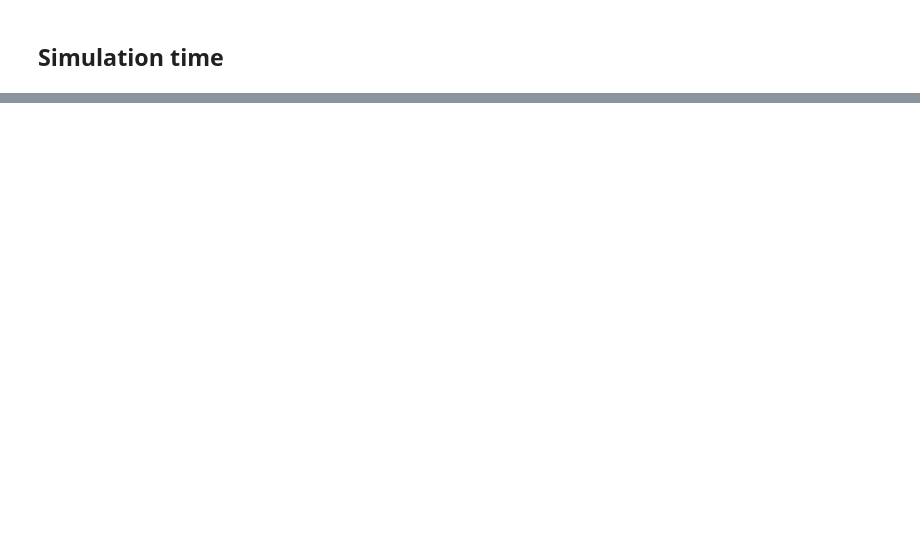
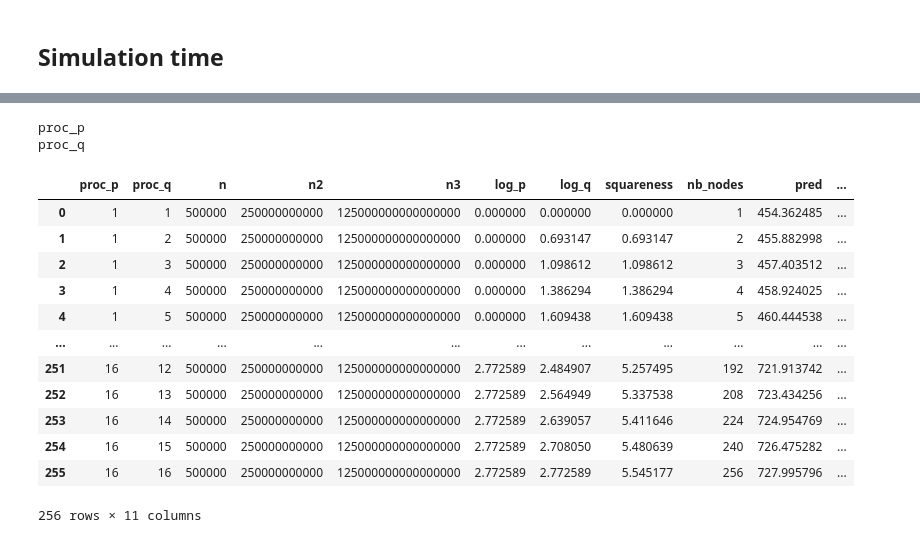
Before and after one commit to Ezibenroc/calibration_analysis, a Jupyter notebook: dahu/smpi_hpl/remove_nodes.ipynb, the cells around one changed output, grey strips where cells are left out. Drawn from its saved outputs; the diff is of its cells as text; code cells hidden in the pictures; blank space fills up the shorter version.

```diff
--- a/dahu/smpi_hpl/remove_nodes.ipynb
+++ b/dahu/smpi_hpl/remove_nodes.ipynb
@@ -315,0 +503,39 @@ ggplot(tmp) +\
+# %%
+l = []
+for p in range(1, 17): #range(1, 500, 5):
+    for q in range(1, 17): #range(1, 500, 5):
+        l.append((p, q))
+
+gen = pandas.DataFrame(l, columns=['proc_p', 'proc_q'])
+gen['n'] = df.matrix_size.max()
+gen['n2'] = gen['n'] ** 2
+gen['n3'] = gen['n'] ** 3
+gen['log_p'] = log(gen['proc_p'])
+gen['log_q'] = log(gen['proc_q'])
+gen['squareness'] = log(gen['proc_p'] * gen['proc_q'])
+gen['nb_nodes'] = gen['proc_p'] * gen['proc_q']
+p = reg.params
+gen['pred'] = p.Intercept
+for col, val in p.items():
+    if col == 'Intercept':
+        continue
+    print(col)
+    gen['pred'] += val * gen[col]
+gen['pred_gflops'] = (2/3*gen['n3'] + 2*gen['n2']) / gen['pred'] * 1e-9
+gen
+# %% [output]
+proc_p
+proc_q
+|  | proc_p | proc_q | n | n2 | n3 | log_p | log_q | squareness | nb_nodes | pred | ... |
+| 0 | 1 | 1 | 500000 | 250000000000 | 125000000000000000 | 0.000000 | 0.000000 | 0.000000 | 1 | 454.362485 | ... |
+| 1 | 1 | 2 | 500000 | 250000000000 | 125000000000000000 | 0.000000 | 0.693147 | 0.693147 | 2 | 455.882998 | ... |
+| 2 | 1 | 3 | 500000 | 250000000000 | 125000000000000000 | 0.000000 | 1.098612 | 1.098612 | 3 | 457.403512 | ... |
+| 3 | 1 | 4 | 500000 | 250000000000 | 125000000000000000 | 0.000000 | 1.386294 | 1.386294 | 4 | 458.924025 | ... |
+| 4 | 1 | 5 | 500000 | 250000000000 | 125000000000000000 | 0.000000 | 1.609438 | 1.609438 | 5 | 460.444538 | ... |
+| ... | ... | ... | ... | ... | ... | ... | ... | ... | ... | ... | ... |
+| 251 | 16 | 12 | 500000 | 250000000000 | 125000000000000000 | 2.772589 | 2.484907 | 5.257495 | 192 | 721.913742 | ... |
+| 252 | 16 | 13 | 500000 | 250000000000 | 125000000000000000 | 2.772589 | 2.564949 | 5.337538 | 208 | 723.434256 | ... |
+| 253 | 16 | 14 | 500000 | 250000000000 | 125000000000000000 | 2.772589 | 2.639057 | 5.411646 | 224 | 724.954769 | ... |
+| 254 | 16 | 15 | 500000 | 250000000000 | 125000000000000000 | 2.772589 | 2.708050 | 5.480639 | 240 | 726.475282 | ... |
+| 255 | 16 | 16 | 500000 | 250000000000 | 125000000000000000 | 2.772589 | 2.772589 | 5.545177 | 256 | 727.995796 | ... |
+256 rows × 11 columns
```
Also changed, not shown: parts of 23 cells of this notebook, 16 other files.
